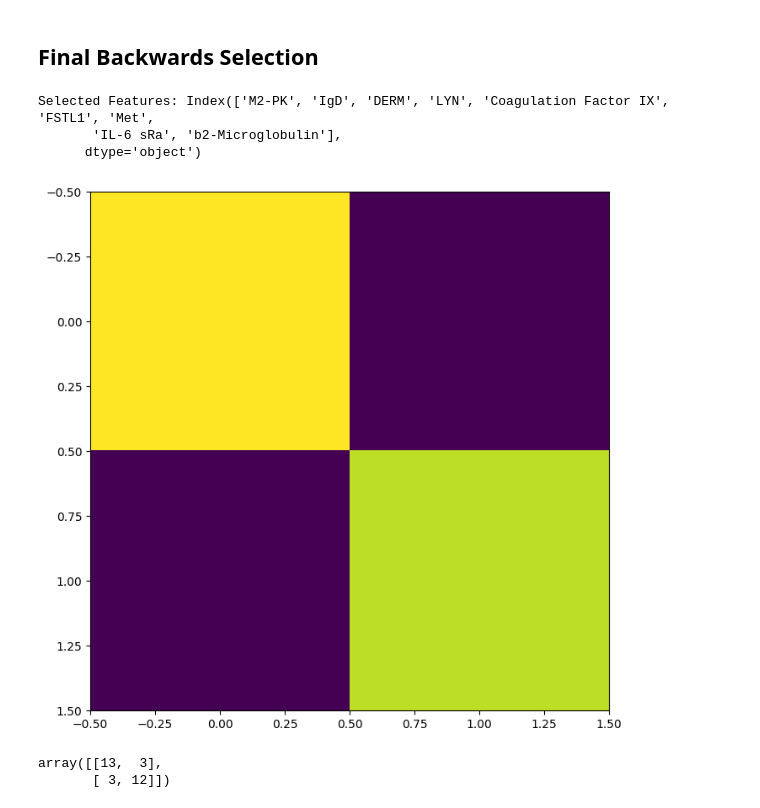
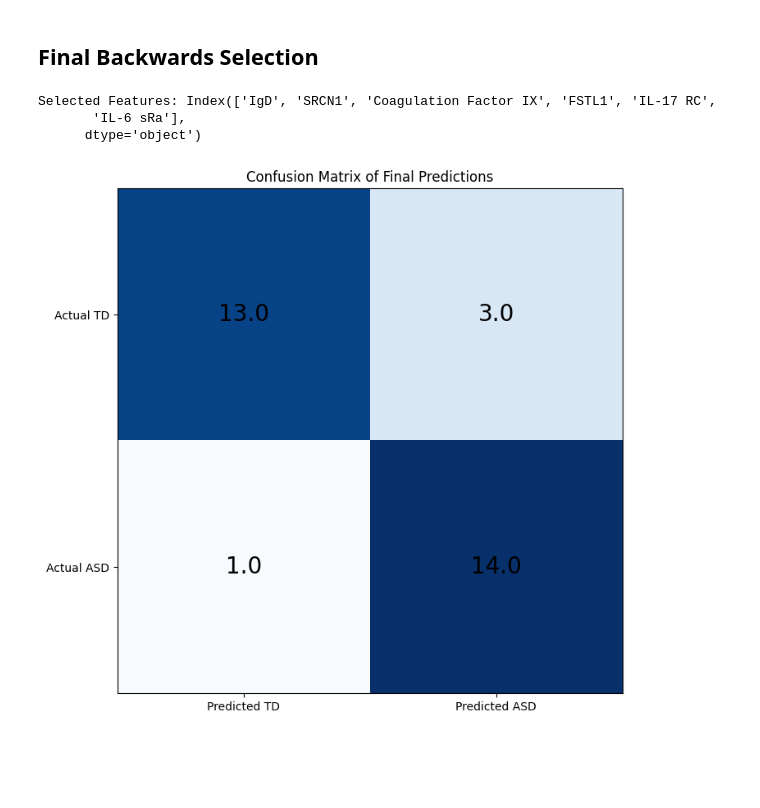
Before and after one commit to Capstone-24-25/module1-group-5, a Jupyter notebook: scripts/jaxon_script.ipynb, the cells around one changed output. Drawn from its saved outputs; the diff is of its cells as text; code cells hidden in the pictures; blank space fills up the shorter version.

```diff
--- a/scripts/jaxon_script.ipynb
+++ b/scripts/jaxon_script.ipynb
@@ -208,28 +208,16 @@ lg_model_final = LogisticRegression(solver='saga', penalty='elasticnet',
                                     C=1.0, l1_ratio=0.5, random_state=197, max_iter=500).fit(X_final_training, y_train)
 
 # Recursive Feature Elimination
-rfe = RFE(estimator=lg_model_final, n_features_to_select=9)
+rfe = RFE(estimator=lg_model_final, n_features_to_select=6)
 rfe.fit(X_final_training, y_train)
 
 # Selected features
 selected_features = X_final_training.columns[rfe.support_]
 print("Selected Features:", selected_features)
 # %% [output]
-Selected Features: Index(['M2-PK', 'IgD', 'DERM', 'LYN', 'Coagulation Factor IX', 'FSTL1', 'Met',
-       'IL-6 sRa', 'b2-Microglobulin'],
+Selected Features: Index(['IgD', 'SRCN1', 'Coagulation Factor IX', 'FSTL1', 'IL-17 RC',
+       'IL-6 sRa'],
       dtype='object')
 # %%
 # Initialize the model
 lg_model_final = LogisticRegression(solver='liblinear', random_state=197, max_iter=500).fit(X_train.loc[:, selected_features], y_train)
-# %%
-cm = confusion_matrix(y_test, lg_model_final.predict(X_test.loc[:, selected_features]))
-fig, ax = plt.subplots(figsize=[8, 8])
-ax.imshow(cm)
-ax.grid(False)
-plt.show();
-
-cm
-# %% [output]
-[figure, removed]
-array([[13,  3],
-       [ 3, 12]])
@@ -236,3 +227,17 @@ array([[13,  3],
+# %%
+cm = np.loadtxt('../data/confusion_matrix.csv', delimiter=',')
+fig, ax = plt.subplots(figsize=[8, 8])
+ax.imshow(cm, cmap="Blues")
+ax.xaxis.set(ticks=(0, 1), ticklabels=('Predicted TD', 'Predicted ASD'))
+ax.yaxis.set(ticks=(0, 1), ticklabels=('Actual TD', 'Actual ASD'))
+for i in range(2):
+  for j in range(2):
+    ax.text(j, i, cm[i, j], ha='center', va='center', color='black', fontdict={'fontsize': 20})
+ax.grid(False)
+ax.set_title('Confusion Matrix of Final Predictions')
+plt.show();
+# %% [output]
+[figure, added]
 # %%
 from sklearn.metrics import classification_report, roc_auc_score
 print(classification_report(y_test, lg_model_final.predict(X_test.loc[:, selected_features])))
```
Also changed, not shown: parts of 8 cells of this notebook, 4 other files.
